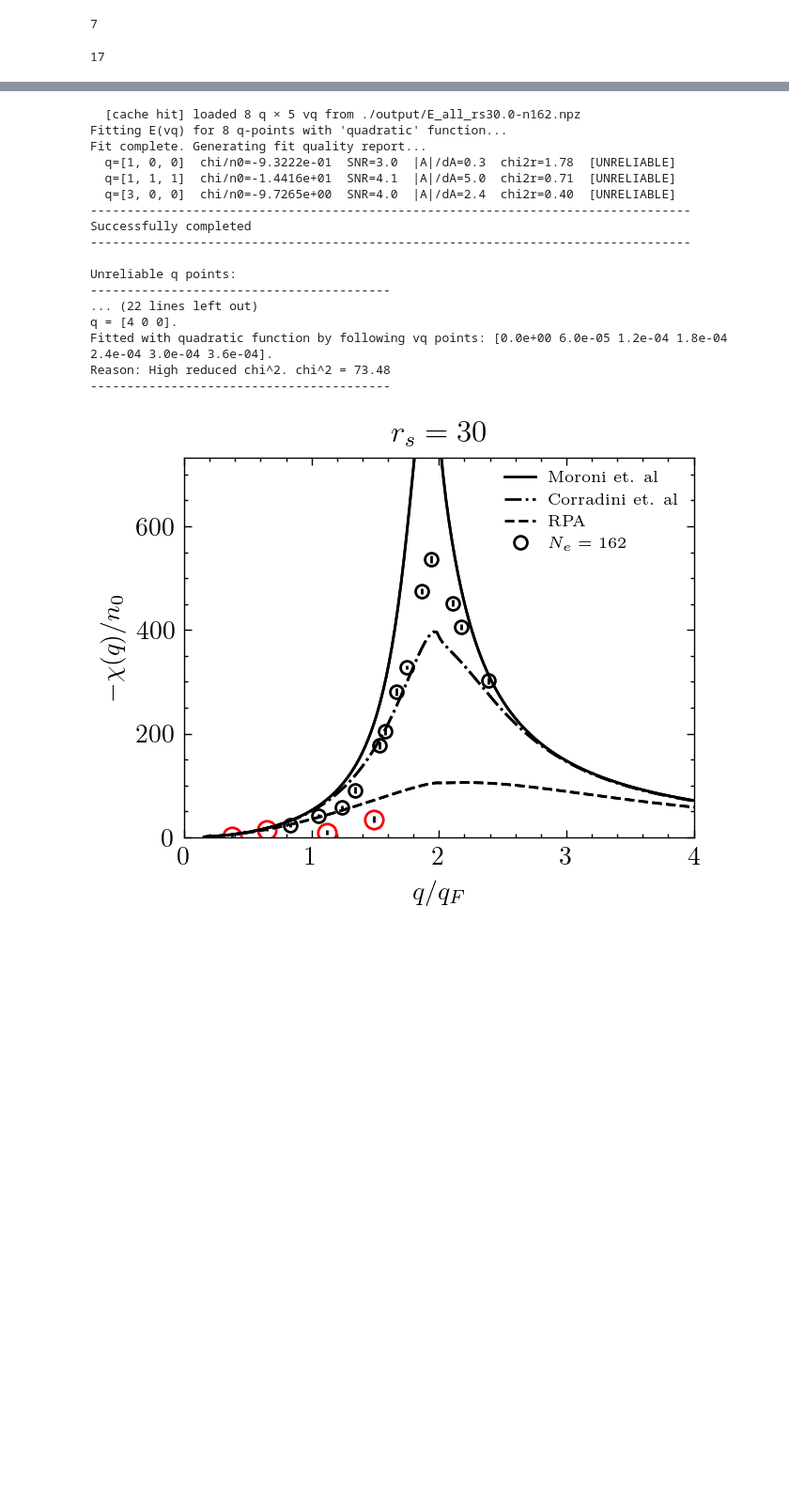
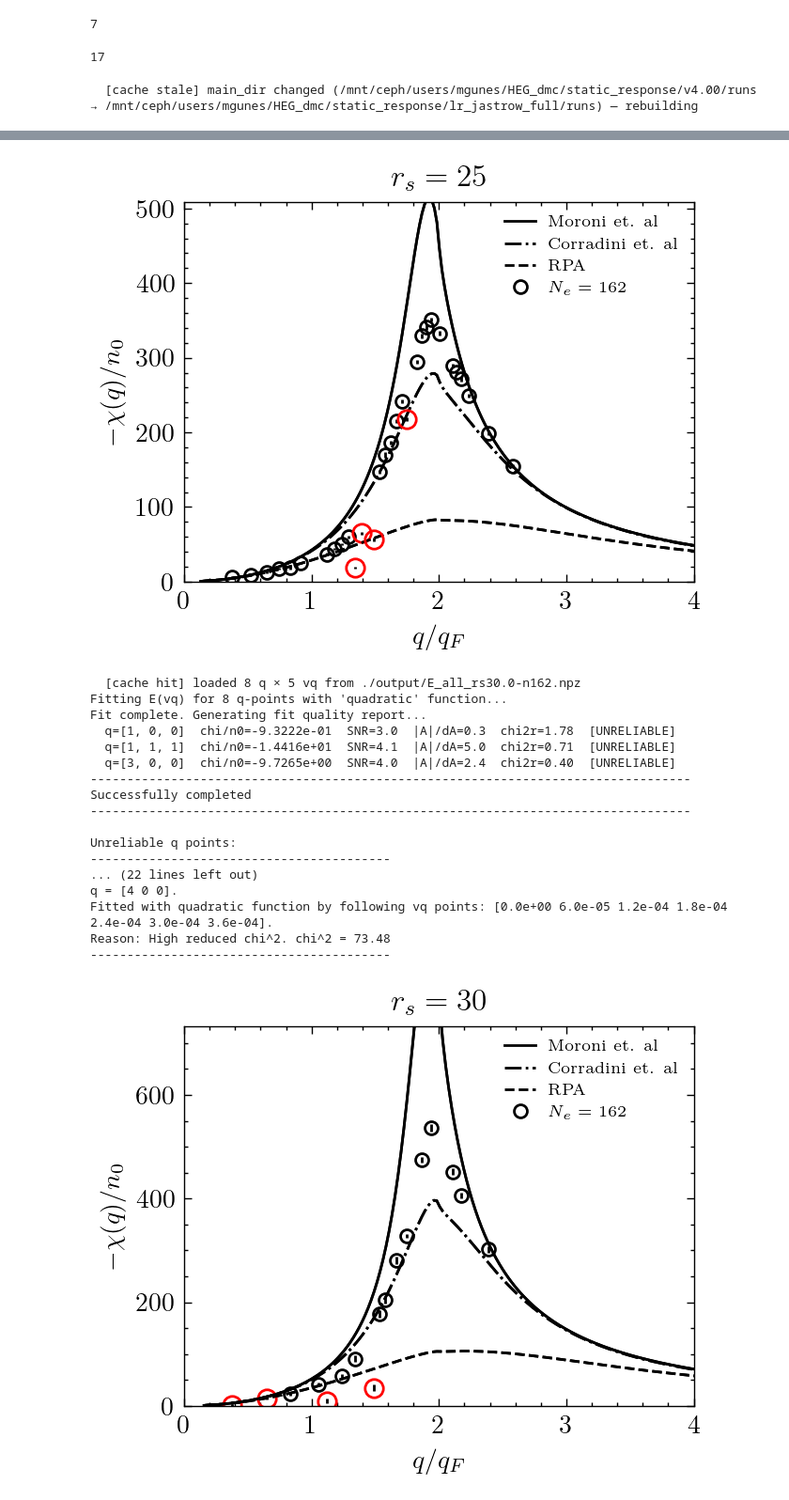
Before and after one commit to mgunes1/static_response-3DHEG, a Jupyter notebook: low-q.ipynb, the cells around one changed output, grey strips where cells are left out. Shown at 94% size. Drawn from its saved outputs; the diff is of its cells as text; code cells hidden in the pictures; blank space fills up the shorter version.

```diff
--- a/low-q.ipynb
+++ b/low-q.ipynb
@@ -416,3 +406,67 @@ main_dir="/mnt/ceph/users/mgunes/HEG_dmc/static_response/lr_jastrow_full/runs"
 len(collect_q_and_vq(main_dir,30,162)[0])
 # %% [output]
 17
+# %%
+main_dir="/mnt/ceph/users/mgunes/HEG_dmc/static_response/lr_jastrow_full/runs"
+
+rs=25
+fig, ax = plt.subplots(dpi=200)
+ecut_pre=125
+Ne=162
+qidx_list, vq_list = collect_q_and_vq(main_dir,rs,Ne)
+qidx_list = gen_qidx(5)[:13]
+qidx_list.remove([2,2,0])
+#qidx_list.remove([3,2,0])
+#qidx_list.remove([3,2,1])
+vq_list=np.arange(0,0.0010,0.0002)
+chi, dchi, fq = get_chi(main_dir, vq_list,qidx_list,rs,Ne,dft_func='ni',verbose=True,vq_fit='quadratic')
+plot_chi(qidx_list,chi,dchi,rs,Ne,chi_ref='both',ax=ax,c='k',fit_quality=fq)
+
+
+
+qidx_list, vq_list = collect_q_and_vq(main_dir,rs,Ne)
+qidx_list = gen_qidx(5)[13:]
+#qidx_list.remove([4,0,0])
+#qidx_list.remove([3,3,2])
+vq_list=np.arange(0,0.0007,0.0002)
+chi, dchi, fq = get_chi(main_dir, vq_list,qidx_list,rs,Ne,dft_func='ni',verbose=True,vq_fit='quadratic')
+plot_chi(qidx_list,chi,dchi,rs,Ne,chi_ref='both',ax=ax,c='k',fit_quality=fq)
+
+
+kF, n0, NF, L = get_gas_params(rs,Ne)
+q_fine=np.linspace(0.01,.5,5000)
+#ax.plot(q_fine, 1/(4*np.pi)*q_fine**2/n0, 'r--',alpha=0.3)
+
+
+#==============================
+# Handling unreliable points...
+#==============================
+"""
+#low-q
+qidx_list = [[3, 2, 0],[3, 2, 1]]
+vq_list=np.arange(0,0.0008,0.0002)
+chi, dchi, fq = get_chi(main_dir, vq_list,qidx_list,rs,Ne,dft_func='ni',verbose=True,vq_fit='quadratic')
+plot_chi(qidx_list,chi,dchi,rs,Ne,chi_ref='both',ax=ax,c='k',fit_quality=fq)
+
+#high-q
+qidx_list = [[4, 0, 0],[3, 3, 2]]
+vq_list=np.arange(0,0.0005,0.0001)
+chi, dchi, fq = get_chi(main_dir, vq_list,qidx_list,rs,Ne,dft_func='ni',verbose=True,vq_fit='quadratic')
+plot_chi(qidx_list,chi,dchi,rs,Ne,chi_ref='both',ax=ax,c='k',fit_quality=fq)
+"""
+
+
+ax.set_xlim(0,4)
+#ax.set_ylim(-1,300)
+ax.set_title(rf"$r_s={rs}$")
+handles, labels = ax.get_legend_handles_labels()
+ax.legend(dict(zip(labels, handles)).values(),
+          dict(zip(labels, handles)).keys(),
+          fontsize=6)
+fig.show()
+
+#ax.set_xlim(0,2)
+#ax.set_ylim(-5,50)
+#plt.savefig(f'./Figures/chi_rs25_lrjas_unreliable.pdf', format='pdf', bbox_inches='tight')
+# %% [output]
+  [cache stale] main_dir changed (/mnt/ceph/users/mgunes/HEG_dmc/static_response/v4.00/runs → /mnt/ceph/users/mgunes/HEG_dmc/static_response/lr_jastrow_full/runs) — rebuilding
@@ -419,3 +490,4 @@ len(collect_q_and_vq(main_dir,30,162)[0])
+[figure, added]
 # %%
 main_dir="/mnt/ceph/users/mgunes/HEG_dmc/static_response/lr_jastrow_full/runs"
 
```
Also changed, not shown: parts of 7 cells of this notebook.
